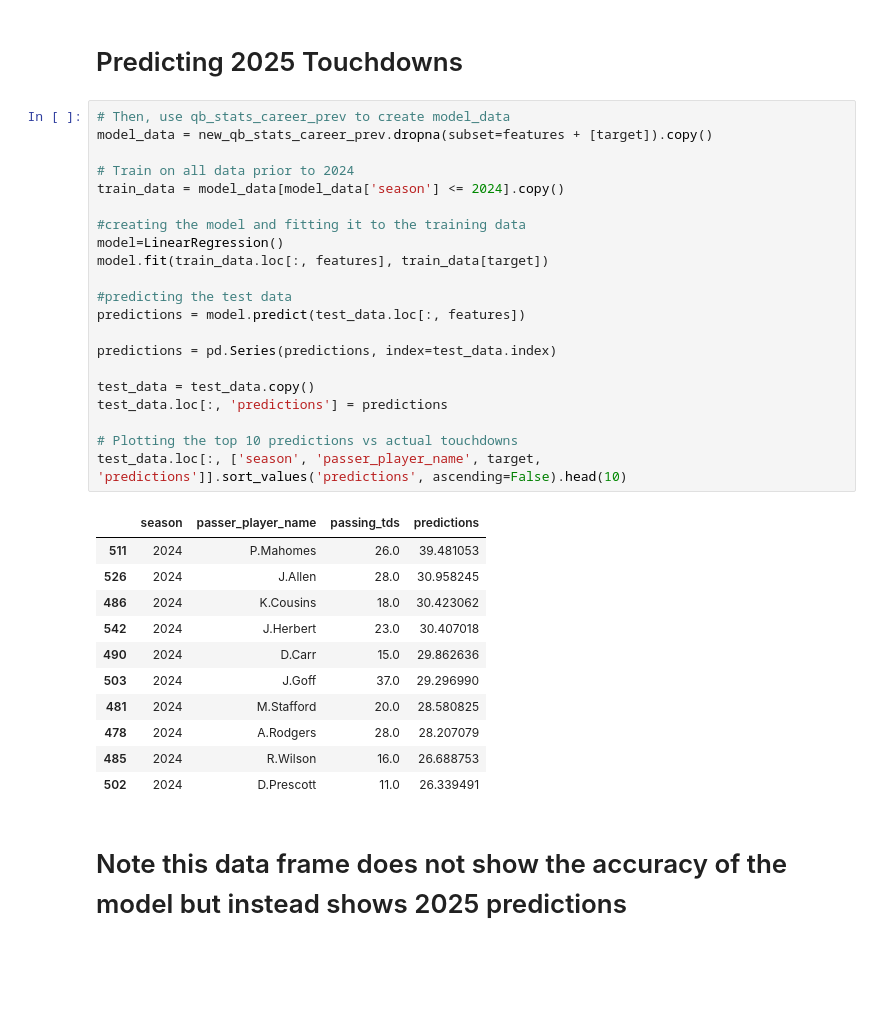
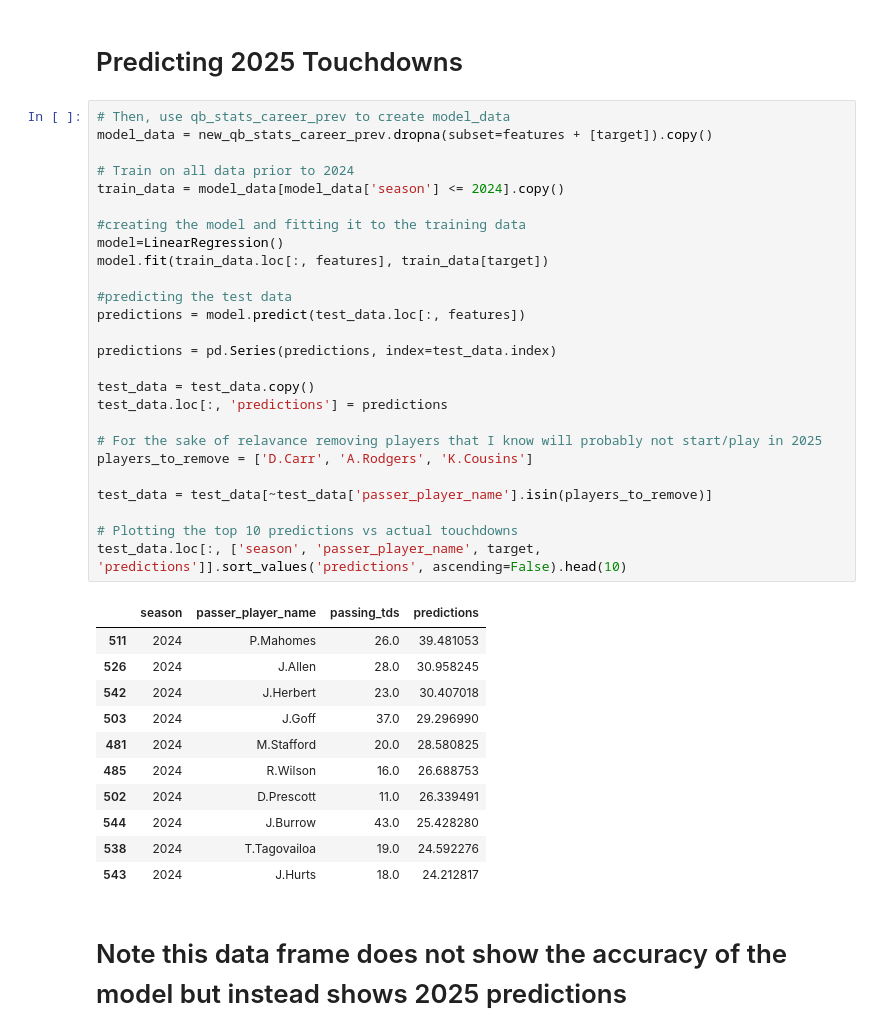
Before and after one commit to Jhonyel/NFL-TD-Regression-Model, a Jupyter notebook: RegressionFootball.ipynb, the cells around one changed output. Saved outputs shown, nothing was run; the diff lists cells and outputs as text; blank space fills up the shorter version.

```diff
--- a/RegressionFootball.ipynb
+++ b/RegressionFootball.ipynb
@@ -301,35 +301,40 @@ test_data.loc[:, ['season', 'passer_player_name', target, 'predictions']].sort_v
 # %%
 # Then, use qb_stats_career_prev to create model_data
 model_data = new_qb_stats_career_prev.dropna(subset=features + [target]).copy()
 
 # Train on all data prior to 2024
 train_data = model_data[model_data['season'] <= 2024].copy()
 
 #creating the model and fitting it to the training data
 model=LinearRegression()
 model.fit(train_data.loc[:, features], train_data[target])
 
 #predicting the test data
 predictions = model.predict(test_data.loc[:, features])
 
 predictions = pd.Series(predictions, index=test_data.index)
 
 test_data = test_data.copy()
 test_data.loc[:, 'predictions'] = predictions
 
+# For the sake of relavance removing players that I know will probably not start/play in 2025
+players_to_remove = ['D.Carr', 'A.Rodgers', 'K.Cousins']
+
+test_data = test_data[~test_data['passer_player_name'].isin(players_to_remove)]
+
 # Plotting the top 10 predictions vs actual touchdowns
 test_data.loc[:, ['season', 'passer_player_name', target, 'predictions']].sort_values('predictions', ascending=False).head(10)
 # %% [output]
 |  | season | passer_player_name | passing_tds | predictions |
 | 511 | 2024 | P.Mahomes | 26.0 | 39.481053 |
 | 526 | 2024 | J.Allen | 28.0 | 30.958245 |
-| 486 | 2024 | K.Cousins | 18.0 | 30.423062 |
 | 542 | 2024 | J.Herbert | 23.0 | 30.407018 |
-| 490 | 2024 | D.Carr | 15.0 | 29.862636 |
 | 503 | 2024 | J.Goff | 37.0 | 29.296990 |
 | 481 | 2024 | M.Stafford | 20.0 | 28.580825 |
-| 478 | 2024 | A.Rodgers | 28.0 | 28.207079 |
 | 485 | 2024 | R.Wilson | 16.0 | 26.688753 |
 | 502 | 2024 | D.Prescott | 11.0 | 26.339491 |
+| 544 | 2024 | J.Burrow | 43.0 | 25.428280 |
+| 538 | 2024 | T.Tagovailoa | 19.0 | 24.592276 |
+| 543 | 2024 | J.Hurts | 18.0 | 24.212817 |
 # %% [markdown]
 # Note this data frame does not show the accuracy of the model but instead shows 2025 predictions
```
Also changed, not shown: parts of 2 cells of this notebook.
